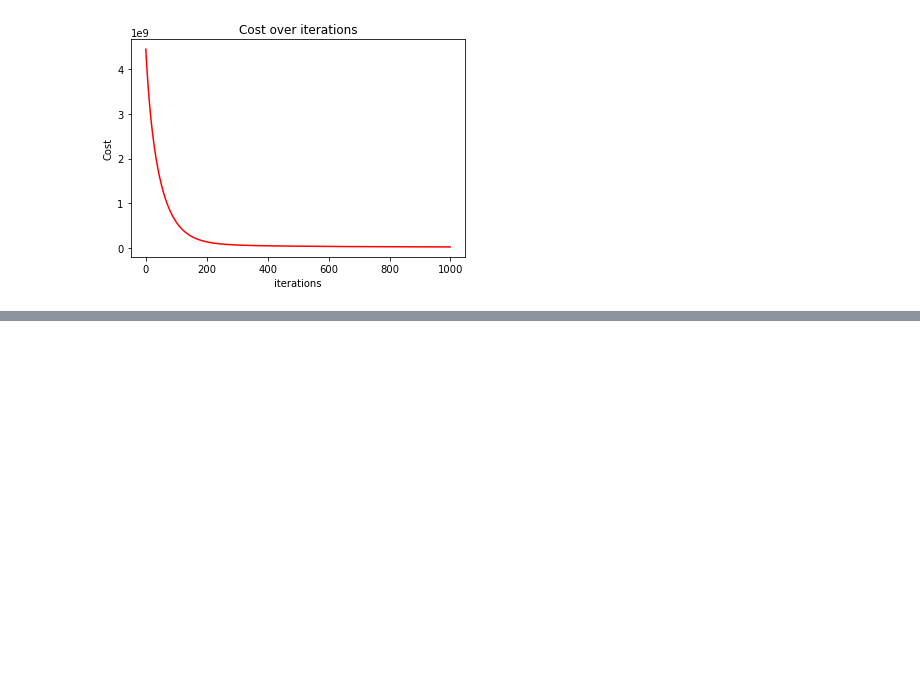
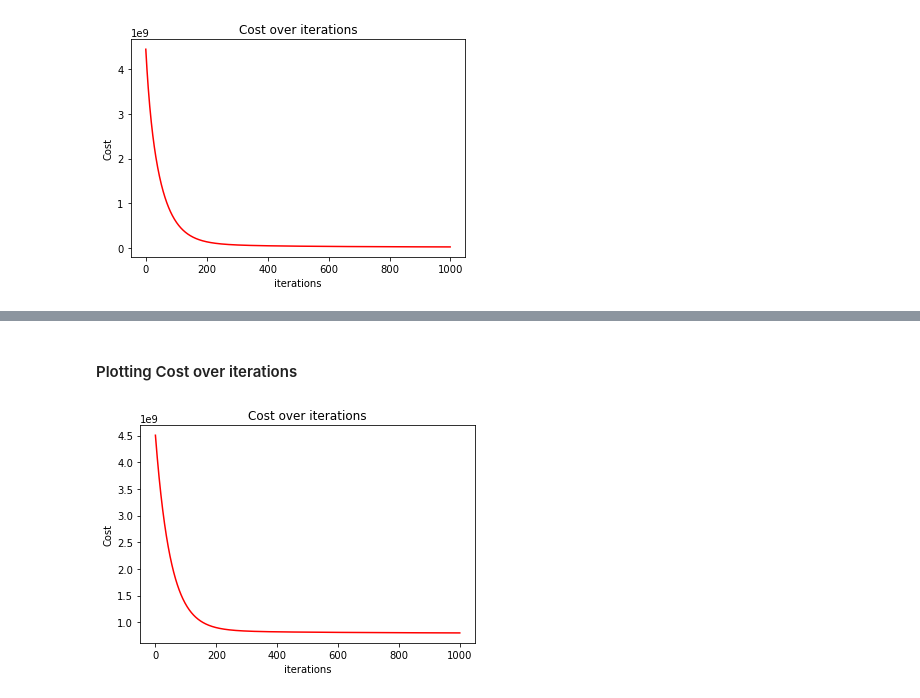
Before and after one commit to Tej-Deep/github-upload, a Jupyter notebook: 2d_task2_report.ipynb, the cells around one changed output, grey strips where cells are left out. Drawn from its saved outputs; the diff is of its cells as text; code cells hidden in the pictures; blank space fills up the shorter version.

```diff
--- a/2d_task2_report.ipynb
+++ b/2d_task2_report.ipynb
@@ -157,0 +179,11 @@ plt.scatter(df_features_test['days'], pred)
+# %%
+# setting up polynomial features
+df_features_r = reciprocal_features(df_feature, 'days', -3)
+#splitting test and training data
+df_features_r_train, df_features_r_test, df_target_train, df_target_test = split_data(df_features_r, df_target,
+                                                                                        random_state=100, test_size= 0.3)
+#normalising feature
+df_features_r_train_z = normalize_z(df_features_r_train)
+# preparing features and targets as numpy arrays
+X = prepare_feature(df_features_r_train_z)
+target = prepare_target(df_target_train)
@@ -157,0 +207,11 @@ plt.scatter(df_features_test['days'], pred)
+# %% [markdown]
+#### Plotting Cost over iterations
+# %%
+fig, ax = plt.subplots()
+ax.plot(np.arange(iters), cost, 'r')
+ax.set_xlabel('iterations')
+ax.set_ylabel('Cost')
+ax.set_title('Cost over iterations')
+plt.show()
+# %% [output]
+[figure, added]
```
Also changed, not shown: parts of 14 cells of this notebook.
